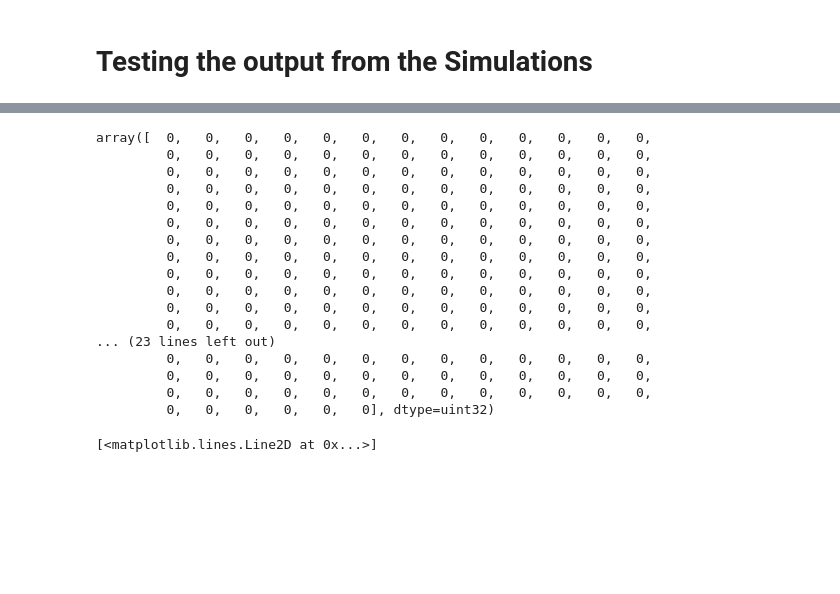
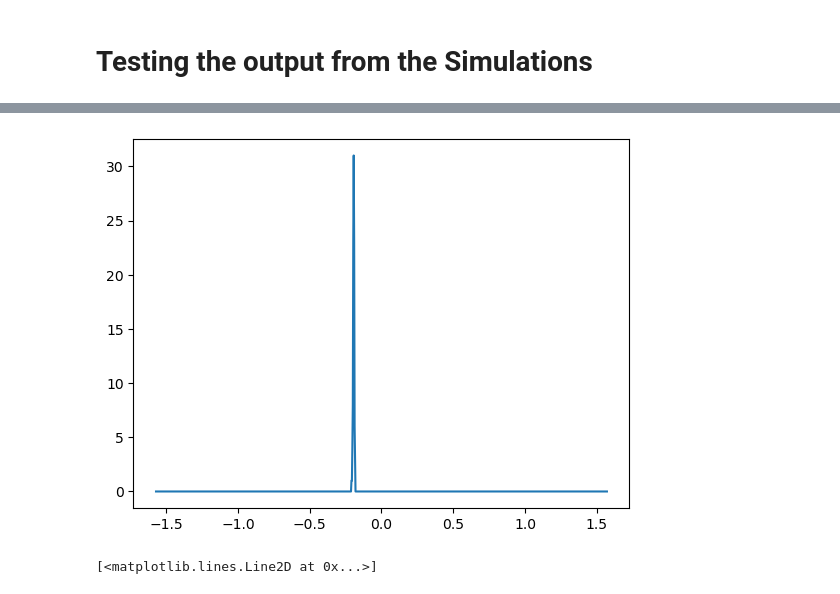
Before and after one commit to rtat-caltech/Spin-tracking, a Jupyter notebook: OutputTesting.ipynb, the cells around one changed output, grey strips where cells are left out. Cells and saved outputs as stored; diff of their text form; code cells hidden in the pictures; blank space fills up the shorter version.

```diff
--- a/OutputTesting.ipynb
+++ b/OutputTesting.ipynb
@@ -140,7 +140,7 @@ def readInOutputFileNewFormat(outputFilename):
 		('gas_coll', bool),
 		('diffuse', bool),
 		('gravity', bool),
-		('pad', 'S', 3),
+		('pad', 'S', 7),
 	])
 	file = open(outputFilename, 'rb')
 	parameters = np.fromfile(file, count=1, dtype=optionsStructType)[0]
@@ -203,23 +220,8 @@ parameters, data = readInOutputFileNewFormat("../test.out")
 # %%
-data['data']['thetaHist'][-1]
+plt.plot(data['thetaBins'], data['data']['thetaHist'][-1])
+plt.show()
 # %% [output]
-array([  0,   0,   0,   0,   0,   0,   0,   0,   0,   0,   0,   0,   0,
-         0,   0,   0,   0,   0,   0,   0,   0,   0,   0,   0,   0,   0,
-         0,   0,   0,   0,   0,   0,   0,   0,   0,   0,   0,   0,   0,
-         0,   0,   0,   0,   0,   0,   0,   0,   0,   0,   0,   0,   0,
-         0,   0,   0,   0,   0,   0,   0,   0,   0,   0,   0,   0,   0,
-         0,   0,   0,   0,   0,   0,   0,   0,   0,   0,   0,   0,   0,
-         0,   0,   0,   0,   0,   0,   0,   0,   0,   0,   0,   0,   0,
-         0,   0,   0,   0,   0,   0,   0,   0,   0,   0,   0,   0,   0,
-         0,   0,   0,   0,   0,   0,   0,   0,   0,   0,   0,   0,   0,
-         0,   0,   0,   0,   0,   0,   0,   0,   0,   0,   0,   0,   0,
-         0,   0,   0,   0,   0,   0,   0,   0,   0,   0,   0,   0,   0,
-         0,   0,   0,   0,   0,   0,   0,   0,   0,   0,   0,   0,   0,
-... (23 lines left out)
-         0,   0,   0,   0,   0,   0,   0,   0,   0,   0,   0,   0,   0,
-         0,   0,   0,   0,   0,   0,   0,   0,   0,   0,   0,   0,   0,
-         0,   0,   0,   0,   0,   0,   0,   0,   0,   0,   0,   0,   0,
-         0,   0,   0,   0,   0,   0], dtype=uint32)
+[figure, added]
 # %%
 init = data['data']['spinHist'][-10]
 theta = data['thetaBins']
```
Also changed, not shown: parts of 2 cells of this notebook, 4 other files.
